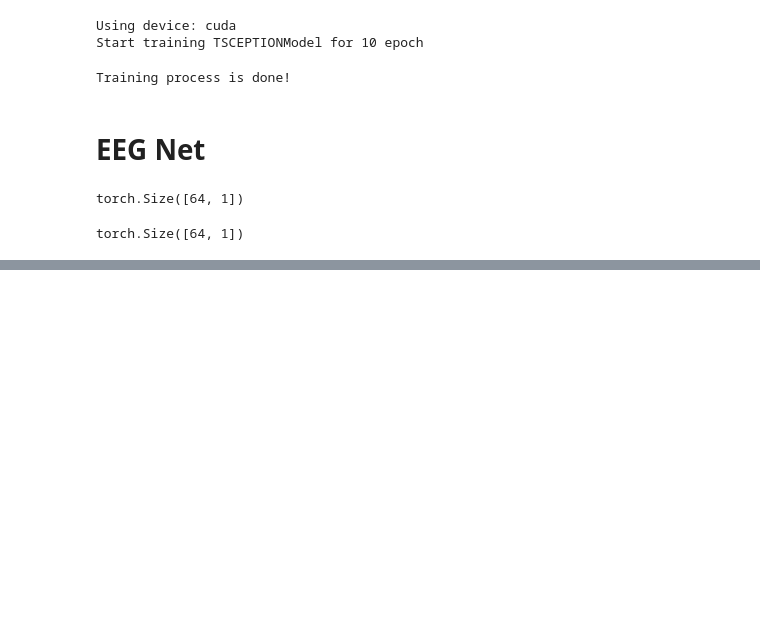
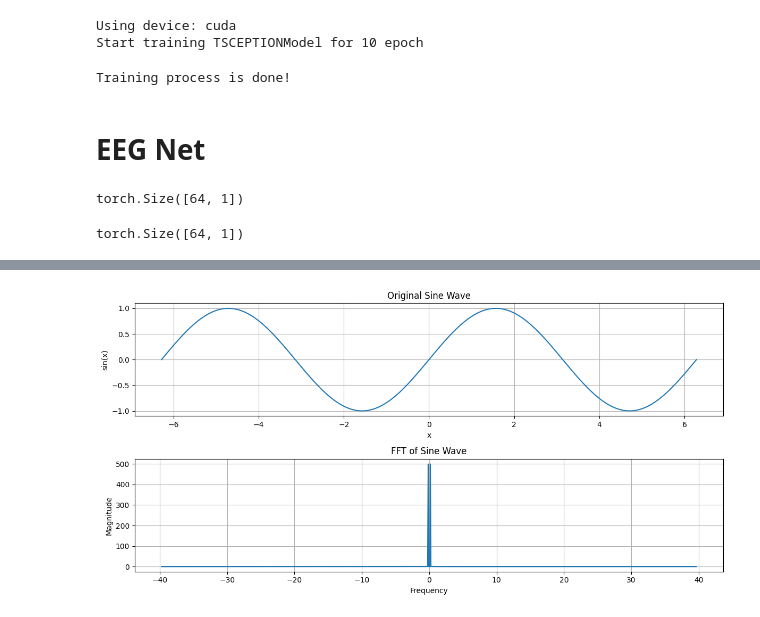
Before and after one commit to SirAfshin/EEG_PlayGround, a Jupyter notebook: notebooks/test_model.ipynb, the cells around one changed output, grey strips where cells are left out. Cells and saved outputs as stored; diff of their text form; code cells hidden in the pictures; blank space fills up the shorter version.

```diff
--- a/notebooks/test_model.ipynb
+++ b/notebooks/test_model.ipynb
@@ -506,0 +529,42 @@ Start training EEGNet_Normal_data for 10 epoch
+# %%
+import torch
+import matplotlib.pyplot as plt
+
+# Generate values from -2pi to 2pi
+x = torch.linspace(-2 * torch.pi, 2 * torch.pi, 1000)
+
+# Compute the sine of each value
+y = torch.sin(x)
+
+# Compute the FFT of the sine wave
+y_fft = torch.fft.fft(y)
+
+# Get the frequencies corresponding to the FFT
+frequencies = torch.fft.fftfreq(len(x), d=(x[1] - x[0]).item())
+
+# Get the magnitude of the FFT (absolute value of complex numbers)
+y_fft_magnitude = torch.abs(y_fft)
+
+# Plot the original sine wave
+plt.figure(figsize=(12, 6))
+
+# Plot sine wave in time domain
+plt.subplot(2, 1, 1)
+plt.plot(x.numpy(), y.numpy())
+plt.title("Original Sine Wave")
+plt.xlabel("x")
+plt.ylabel("sin(x)")
+plt.grid(True)
+
+# Plot FFT in frequency domain
+plt.subplot(2, 1, 2)
+plt.plot(frequencies.numpy(), y_fft_magnitude.numpy())
+plt.title("FFT of Sine Wave")
+plt.xlabel("Frequency")
+plt.ylabel("Magnitude")
+plt.grid(True)
+
+plt.tight_layout()
+plt.show()
+# %% [output]
+[figure, added]
```
Also changed, not shown: parts of 5 cells of this notebook, 3 other files.
